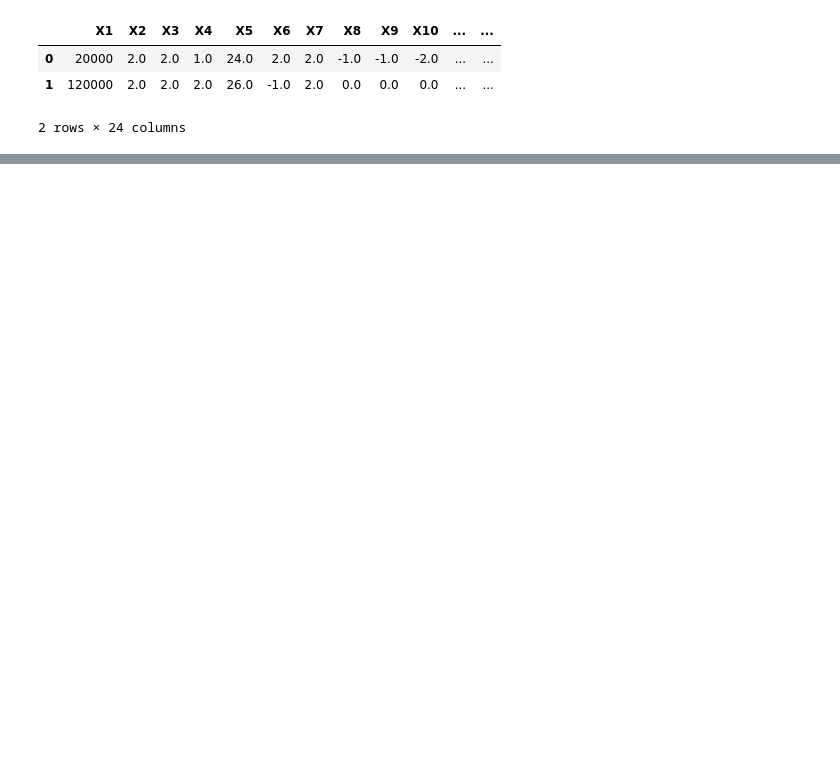
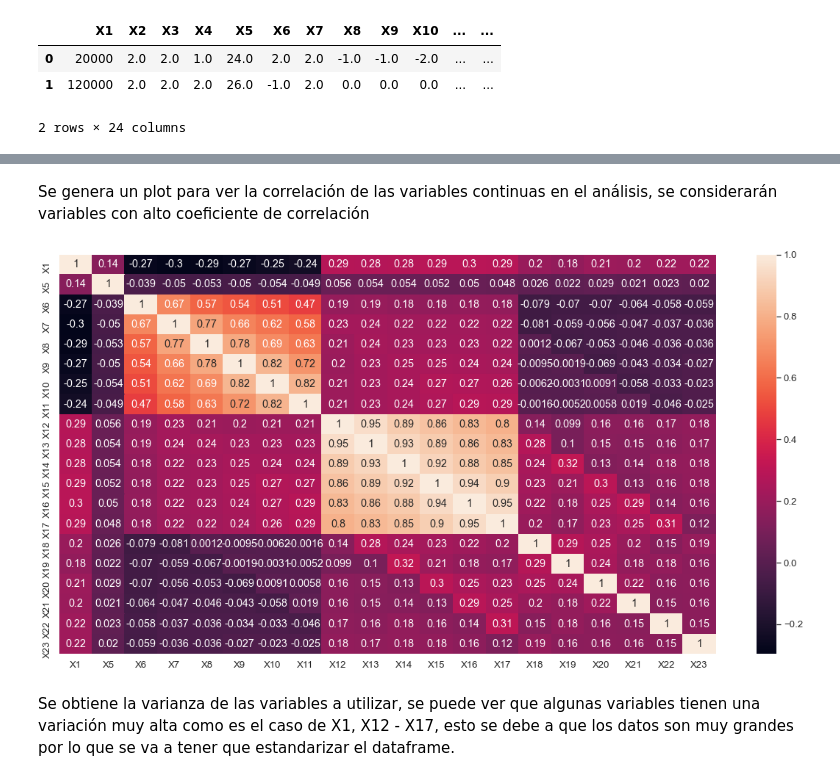
Before and after one commit to PosgradoMNA/actividades-del-projecto-cad_equipo_11, a Jupyter notebook: notebooks/week4_pca.ipynb, the cells around one changed output, grey strips where cells are left out. Cells and saved outputs as stored; diff of their text form; code cells hidden in the pictures; blank space fills up the shorter version.

```diff
--- a/notebooks/week4_pca.ipynb
+++ b/notebooks/week4_pca.ipynb
@@ -99,0 +64,8 @@ array([0.27301007, 0.17504995, 0.06470639, 0.06144887, 0.04336966,
+# %% [markdown]
+Se genera un plot para ver la correlación de las variables continuas en el análisis, se considerarán variables con alto coeficiente de correlación
+# %%
+generateCorrPlot(df2)
+# %% [output]
+[figure, added]
+# %% [markdown]
+Se obtiene la varianza de las variables a utilizar, se puede ver que algunas variables tienen una variación muy alta como es el caso de X1, X12 - X17, esto se debe a que los datos son muy grandes por lo que se va a tener que estandarizar el dataframe.
```
Also changed, not shown: parts of 24 cells of this notebook, 1 other file.
